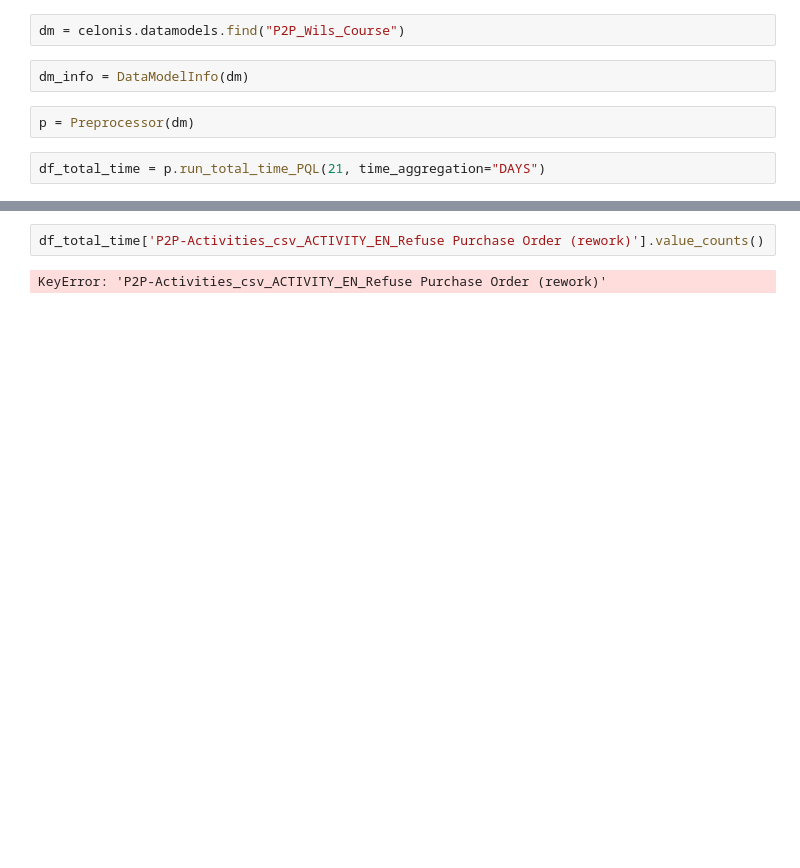
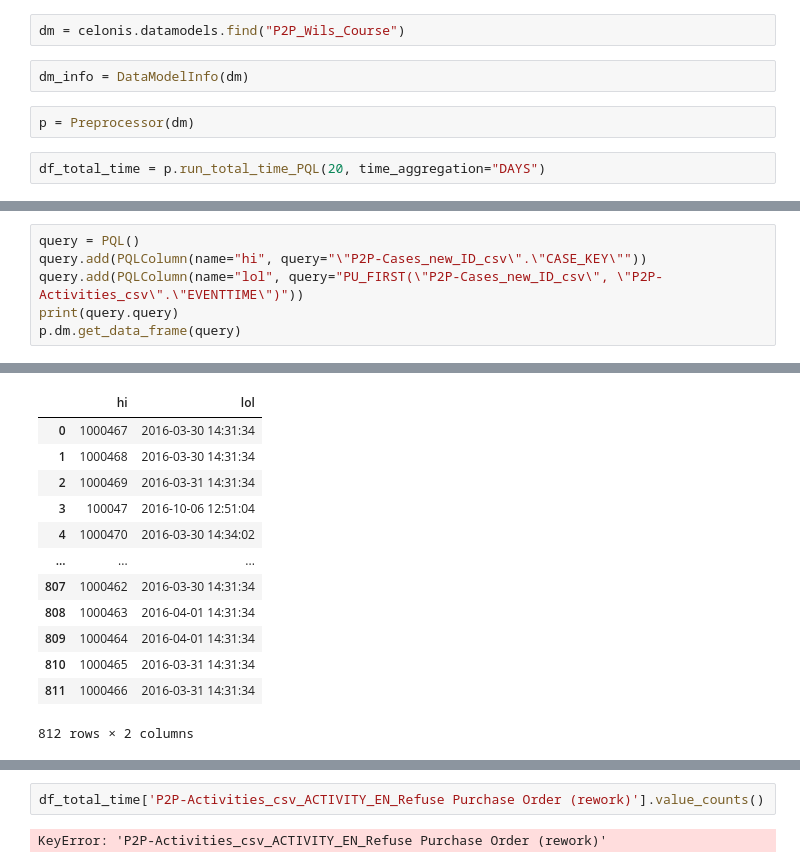
Before and after one commit to Schichael/thesis_one_click_ml, a Jupyter notebook: screen_statistical_analysis.ipynb, the cells around one changed output, grey strips where cells are left out. Drawn from its saved outputs; the diff is of its cells as text; blank space fills up the shorter version.

Commit message:
fix: fix caseid query

```diff
--- a/screen_statistical_analysis.ipynb
+++ b/screen_statistical_analysis.ipynb
@@ -26,5 +76,5 @@ dm_info = DataModelInfo(dm)
 # %%
 p = Preprocessor(dm)
 # %%
-df_total_time = p.run_total_time_PQL(21, time_aggregation="DAYS")
+df_total_time = p.run_total_time_PQL(20, time_aggregation="DAYS")
 # %% [output]
@@ -35 +97,8 @@ length of dyn_num_df: 812
 length of total_time_df: 812
+# %%
+query = PQL()
+query.add(PQLColumn(name="hi", query="\"P2P-Cases_new_ID_csv\".\"CASE_KEY\""))
+query.add(PQLColumn(name="lol", query="PU_FIRST(\"P2P-Cases_new_ID_csv\", \"P2P-Activities_csv\".\"EVENTTIME\")"))
+print(query.query)
+p.dm.get_data_frame(query)
+# %% [output]
@@ -36,2 +108,15 @@ length of total_time_df: 812
+|  | hi | lol |
+| 0 | 1000467 | 2016-03-30 14:31:34 |
+| 1 | 1000468 | 2016-03-30 14:31:34 |
+| 2 | 1000469 | 2016-03-31 14:31:34 |
+| 3 | 100047 | 2016-10-06 12:51:04 |
+| 4 | 1000470 | 2016-03-30 14:34:02 |
+| ... | ... | ... |
+| 807 | 1000462 | 2016-03-30 14:31:34 |
+| 808 | 1000463 | 2016-04-01 14:31:34 |
+| 809 | 1000464 | 2016-04-01 14:31:34 |
+| 810 | 1000465 | 2016-03-31 14:31:34 |
+| 811 | 1000466 | 2016-03-31 14:31:34 |
+812 rows × 2 columns
 # %%
 df_total_time
```
Also changed, not shown: parts of 5 cells of this notebook, 1 other file.
